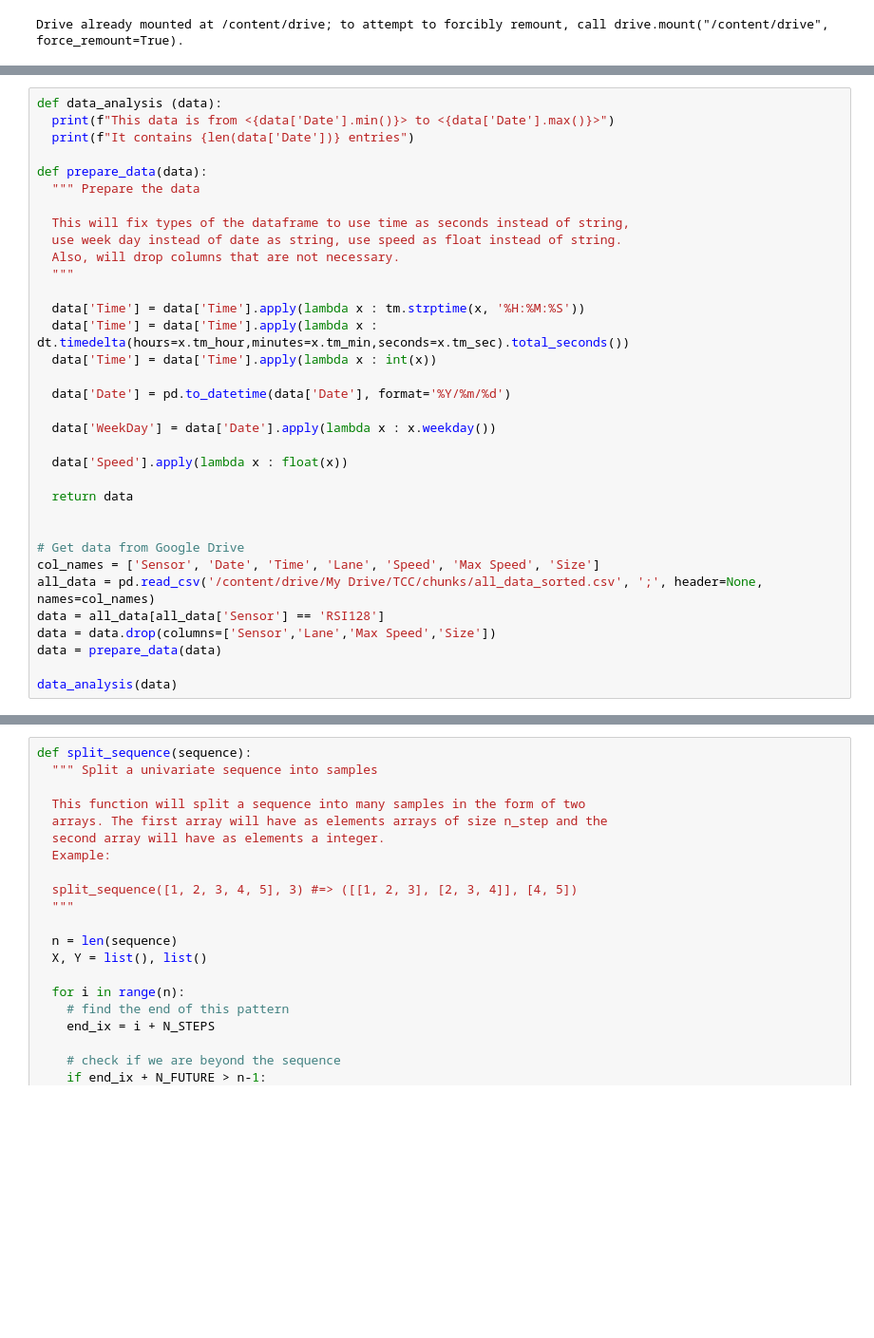
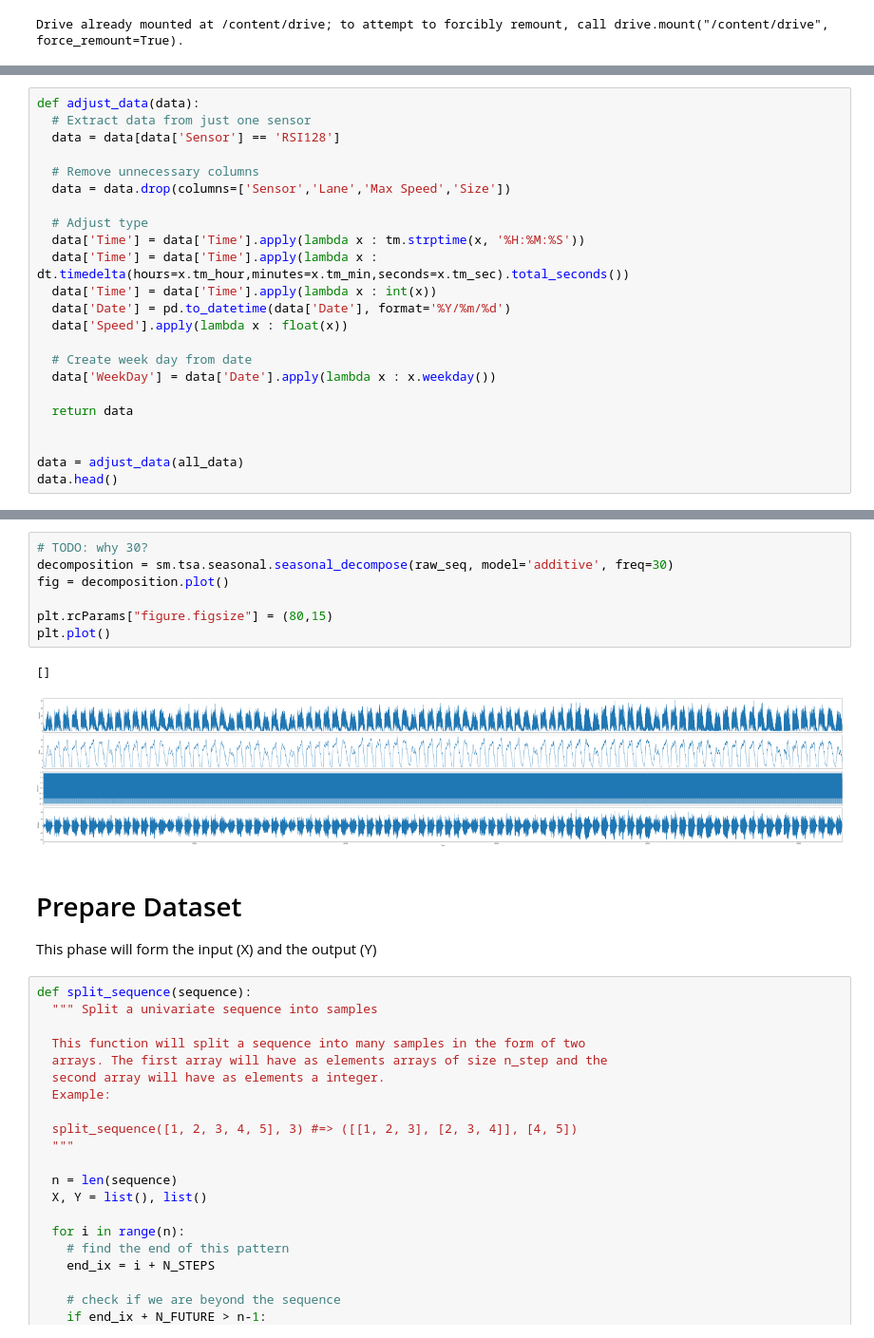
Before and after one commit to claudiosegala/traffic-flow-prediction, a Jupyter notebook: code/tcc.ipynb, the cells around one changed output, grey strips where cells are left out. Shown at 95% size. Saved outputs shown, nothing was run; the diff lists cells and outputs as text; blank space fills up the shorter version.

```diff
--- a/code/tcc.ipynb
+++ b/code/tcc.ipynb
@@ -100,35 +154,24 @@ In this phase we have to get the data stored in Google Drive and remove the colu
 # %%
-def data_analysis (data):
-  print(f"This data is from <{data['Date'].min()}> to <{data['Date'].max()}>")
-  print(f"It contains {len(data['Date'])} entries")
+def adjust_data(data):
+  # Extract data from just one sensor
+  data = data[data['Sensor'] == 'RSI128']
 
-def prepare_data(data):
-  """ Prepare the data
+  # Remove unnecessary columns
+  data = data.drop(columns=['Sensor','Lane','Max Speed','Size'])
 
-  This will fix types of the dataframe to use time as seconds instead of string,
-  use week day instead of date as string, use speed as float instead of string.
-  Also, will drop columns that are not necessary.
-  """
-
+  # Adjust type
   data['Time'] = data['Time'].apply(lambda x : tm.strptime(x, '%H:%M:%S'))
   data['Time'] = data['Time'].apply(lambda x : dt.timedelta(hours=x.tm_hour,minutes=x.tm_min,seconds=x.tm_sec).total_seconds())
   data['Time'] = data['Time'].apply(lambda x : int(x))
+  data['Date'] = pd.to_datetime(data['Date'], format='%Y/%m/%d')
+  data['Speed'].apply(lambda x : float(x))
 
-  data['Date'] = pd.to_datetime(data['Date'], format='%Y/%m/%d')
-
+  # Create week day from date
   data['WeekDay'] = data['Date'].apply(lambda x : x.weekday())
-
-  data['Speed'].apply(lambda x : float(x))
 
   return data
 
 
-# Get data from Google Drive
-col_names = ['Sensor', 'Date', 'Time', 'Lane', 'Speed', 'Max Speed', 'Size']
-all_data = pd.read_csv('/content/drive/My Drive/TCC/chunks/all_data_sorted.csv', ';', header=None, names=col_names)
-data = all_data[all_data['Sensor'] == 'RSI128']
-data = data.drop(columns=['Sensor','Lane','Max Speed','Size'])
-data = prepare_data(data)
-
-data_analysis(data)
+data = adjust_data(all_data)
+data.head()
 # %% [output]
@@ -224,3 +274,17 @@ plot_flow(raw_seq)
+# %%
+# TODO: why 30?
+decomposition = sm.tsa.seasonal.seasonal_decompose(raw_seq, model='additive', freq=30)
+fig = decomposition.plot()
+
+plt.rcParams["figure.figsize"] = (80,15)
+plt.plot()
+# %% [output]
+[]
+[figure, added]
+# %% [markdown]
+# Prepare Dataset
+
+This phase will form the input (X) and the output (Y)
 # %%
 def split_sequence(sequence):
   """ Split a univariate sequence into samples
```
Also changed, not shown: parts of 40 cells of this notebook.
